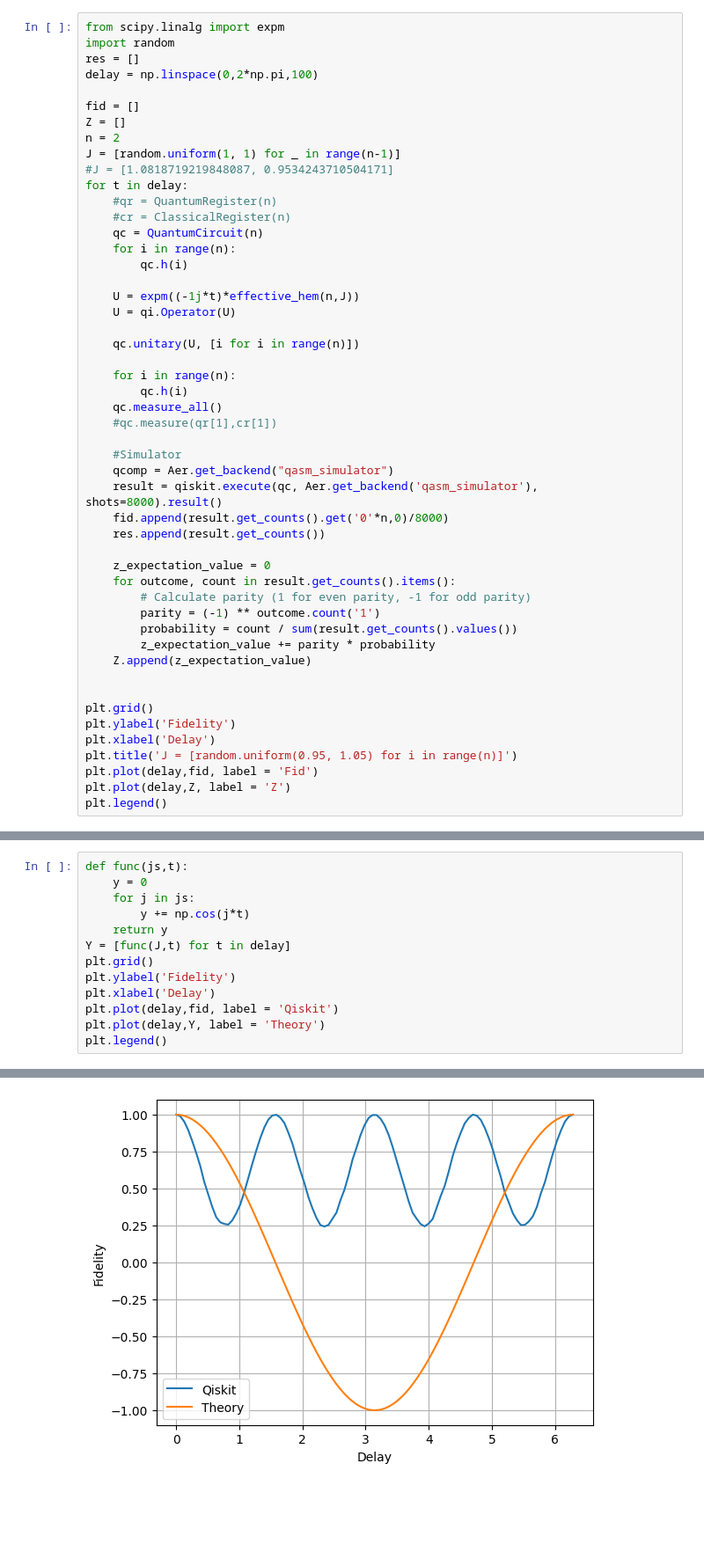
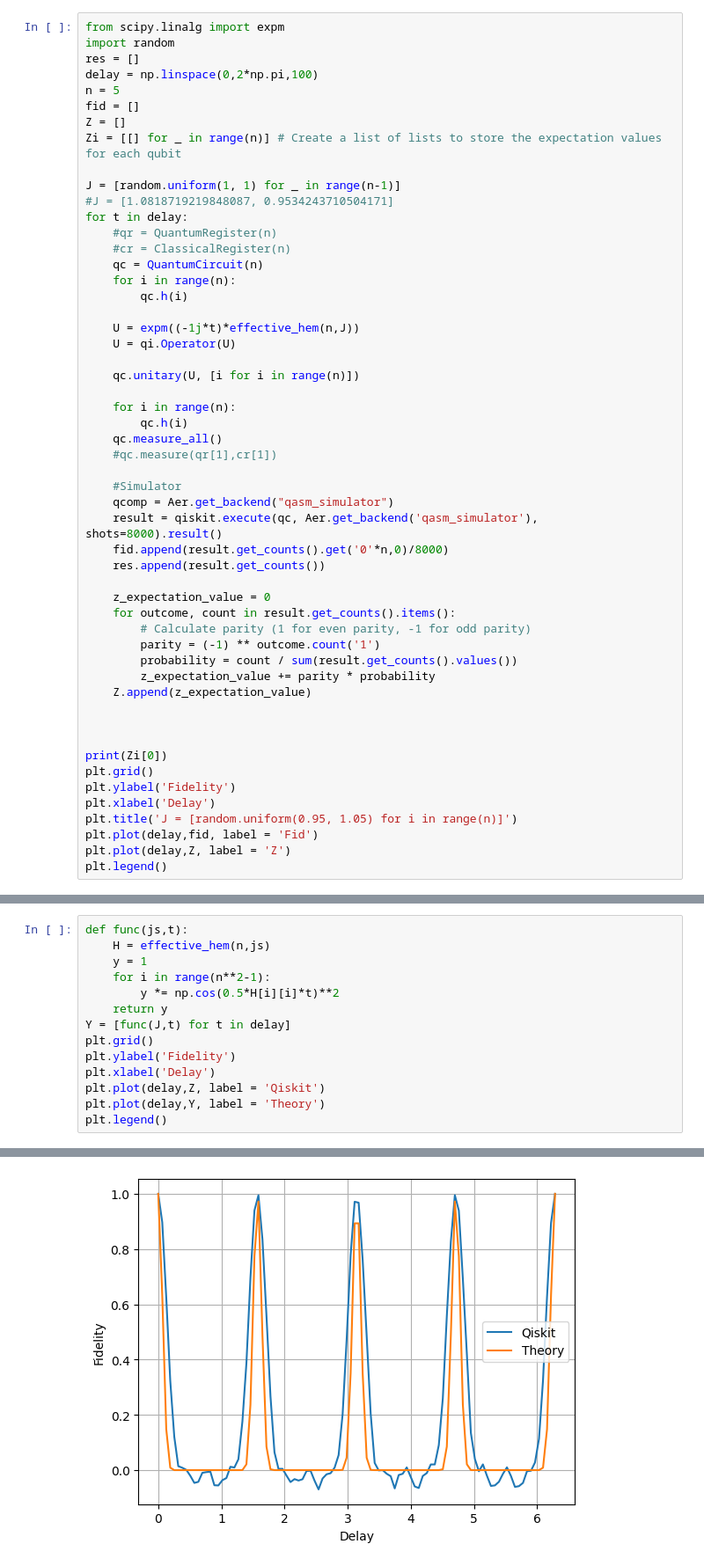
Before and after one commit to Davidkatom/Crosstalk, a Jupyter notebook: OscilationsManyQubits.ipynb, the cells around one changed output, grey strips where cells are left out. Shown at 88% size. Cells and saved outputs as stored; diff of their text form; blank space fills up the shorter version.

```diff
--- a/OscilationsManyQubits.ipynb
+++ b/OscilationsManyQubits.ipynb
@@ -31,10 +31,11 @@ from scipy.linalg import expm
 import random
 res = []
 delay = np.linspace(0,2*np.pi,100)
-
+n = 5
 fid = []
 Z = []
-n = 2
+Zi = [[] for _ in range(n)] # Create a list of lists to store the expectation values for each qubit
+
 J = [random.uniform(1, 1) for _ in range(n-1)]
 #J = [1.0818719219848087, 0.9534243710504171]
 for t in delay:
@@ -69,6 +70,8 @@ for t in delay:
     Z.append(z_expectation_value)
 
 
+
+print(Zi[0])
 plt.grid()
 plt.ylabel('Fidelity')
 plt.xlabel('Delay')
@@ -101,16 +105,17 @@ print(CalculateCrossTalk.one_dim(t,res[6], n))
 # %%
 def func(js,t):
-    y = 0
-    for j in js:
-        y += np.cos(j*t)
+    H = effective_hem(n,js)
+    y = 1
+    for i in range(n**2-1):
+        y *= np.cos(0.5*H[i][i]*t)**2
     return y
 Y = [func(J,t) for t in delay]
 plt.grid()
 plt.ylabel('Fidelity')
 plt.xlabel('Delay')
-plt.plot(delay,fid, label = 'Qiskit')
+plt.plot(delay,Z, label = 'Qiskit')
 plt.plot(delay,Y, label = 'Theory')
 plt.legend()
 # %% [output]
 <matplotlib.legend.Legend at 0x...>
-[figure, old version]
+[figure, new version]
```
Also changed, not shown: parts of 5 cells of this notebook.
